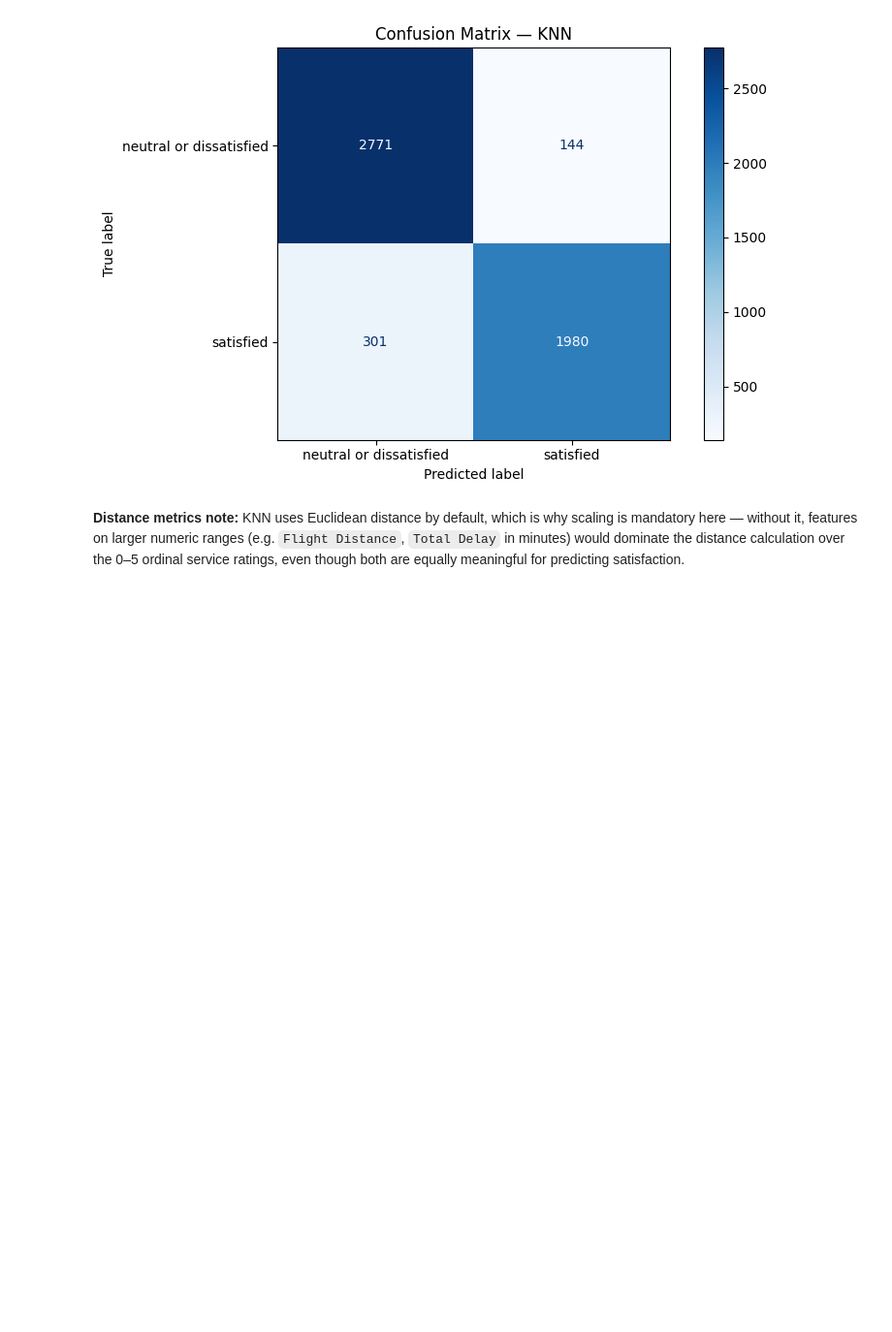
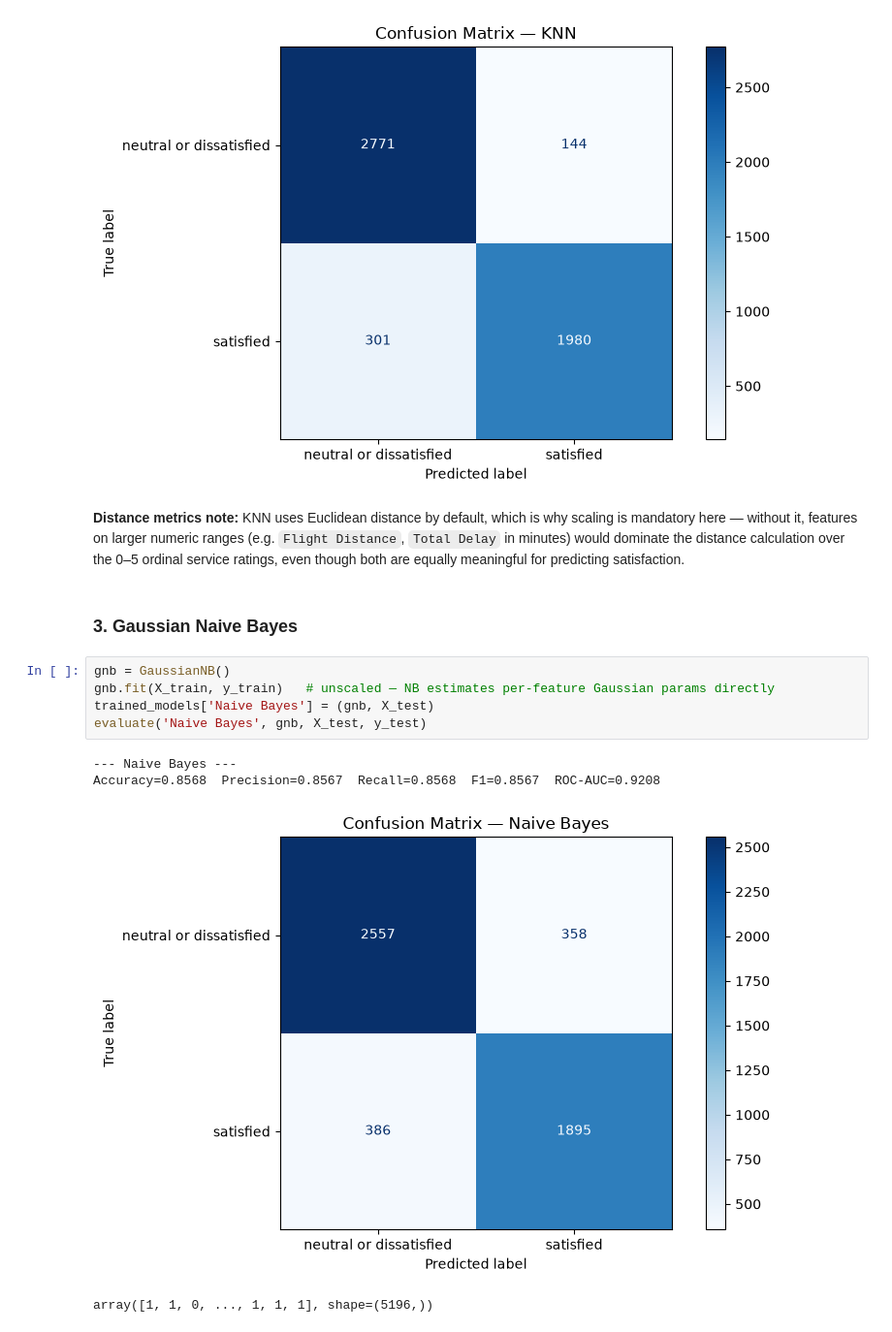
Before and after one commit to hemnath-28/ML-Evaulation-, a Jupyter notebook: classification.ipynb, the cells around one changed output. Shown at 97% size. Drawn from its saved outputs; the diff is of its cells as text; blank space fills up the shorter version.

Commit message:
feat:Implemented Naive bayes and Decision Tree

```diff
--- a/classification.ipynb
+++ b/classification.ipynb
@@ -304,3 +304,15 @@ Accuracy=0.9144  Precision=0.9153  Recall=0.9144  F1=0.9140  ROC-AUC=0.9667
 mandatory here — without it, features on larger numeric ranges (e.g. `Flight Distance`, `Total Delay`
 in minutes) would dominate the distance calculation over the 0–5 ordinal service ratings, even though
 both are equally meaningful for predicting satisfaction.
+# %% [markdown]
+### 3. Gaussian Naive Bayes
+# %%
+gnb = GaussianNB()
+gnb.fit(X_train, y_train)   # unscaled — NB estimates per-feature Gaussian params directly
+trained_models['Naive Bayes'] = (gnb, X_test)
+evaluate('Naive Bayes', gnb, X_test, y_test)
+# %% [output]
+--- Naive Bayes ---
+Accuracy=0.8568  Precision=0.8567  Recall=0.8568  F1=0.8567  ROC-AUC=0.9208
+[figure, added]
+array([1, 1, 0, ..., 1, 1, 1], shape=(5196,))
```
Also changed, not shown: parts of 6 cells of this notebook.
